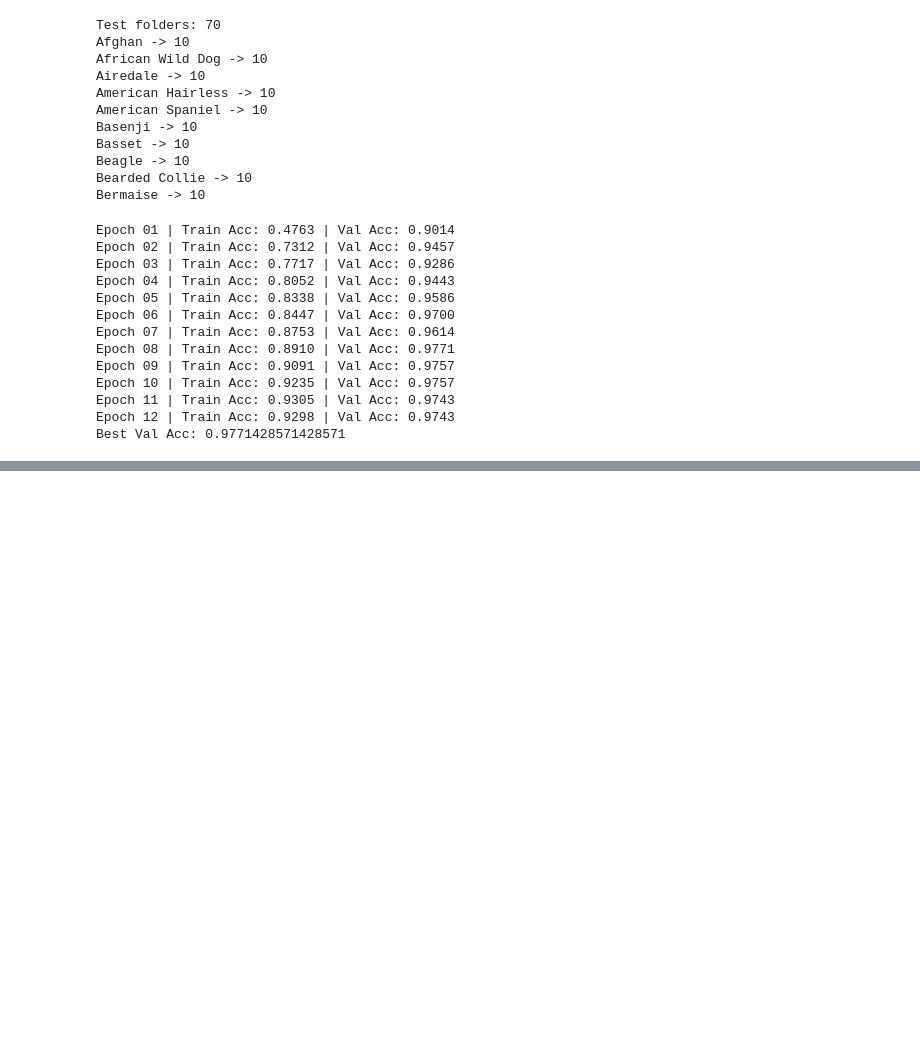
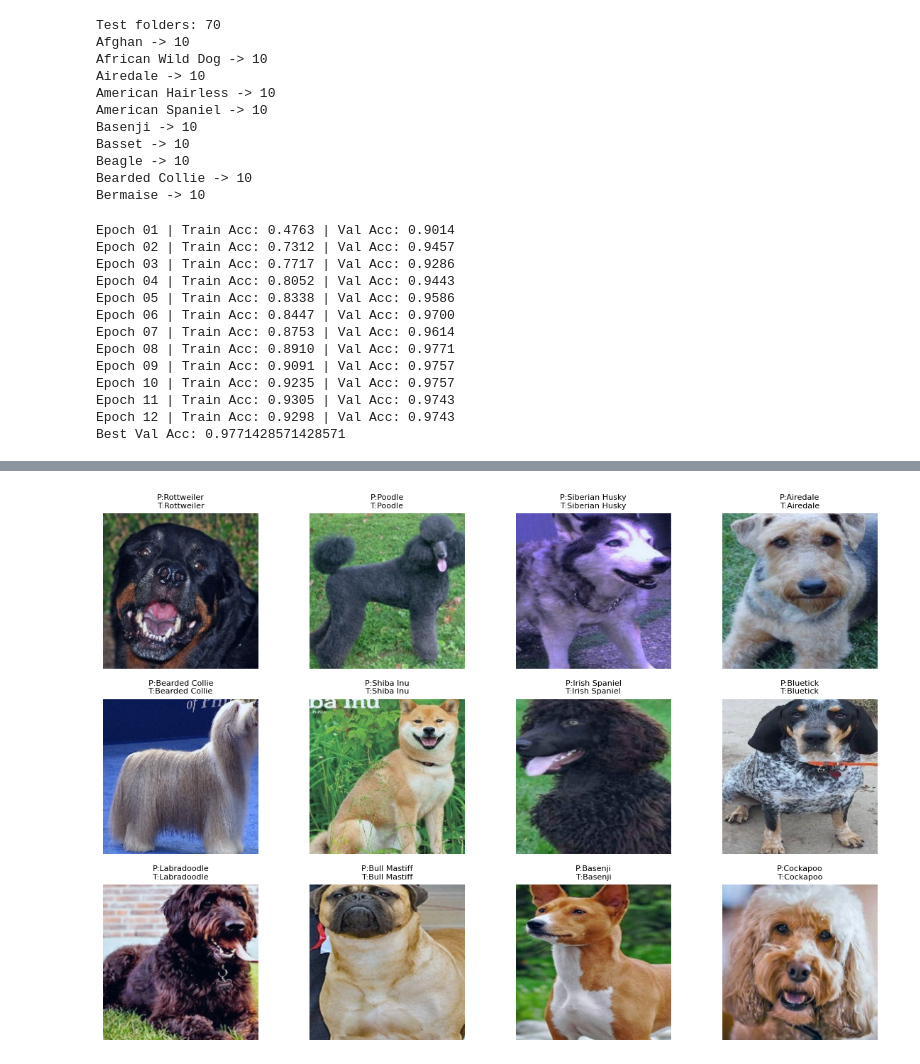
Before and after one commit to WePsychology/Dog-Breed-Classification, a Jupyter notebook: dog-breed-classification.ipynb, the cells around one changed output, grey strips where cells are left out. Cells and saved outputs as stored; diff of their text form; code cells hidden in the pictures; blank space fills up the shorter version.

```diff
--- a/dog-breed-classification.ipynb
+++ b/dog-breed-classification.ipynb
@@ -343,0 +419,30 @@ Best Val Acc: 0.9771428571428571
+# %%
+idx_to_class = {v:k for k,v in train_ds.class_to_idx.items()}
+
+@torch.no_grad()
+def show_predictions(model, dataset, n=12):
+    model.eval()
+    plt.figure(figsize=(12,8))
+    for i in range(n):
+        idx = random.randint(0, len(dataset)-1)
+        img, y = dataset[idx]
+        x = img.unsqueeze(0).to(device)
+        logits = model(x)
+        pred = logits.argmax(1).item()
+
+        # unnormalize for display (timm transforms are already normalized)
+        # just show the tensor as image roughly (optional)
+        img_np = img.permute(1,2,0).cpu().numpy()
+        img_np = (img_np - img_np.min()) / (img_np.max() - img_np.min() + 1e-8)
+
+        plt.subplot(3,4,i+1)
+        plt.imshow(img_np)
+        title = f"P:{idx_to_class[pred]}\nT:{idx_to_class[y]}"
+        plt.title(title, fontsize=8)
+        plt.axis("off")
+    plt.tight_layout()
+    plt.show()
+
+show_predictions(model, val_ds, n=12)
+# %% [output]
+[figure, added]
```
Also changed, not shown: parts of 7 cells of this notebook.
